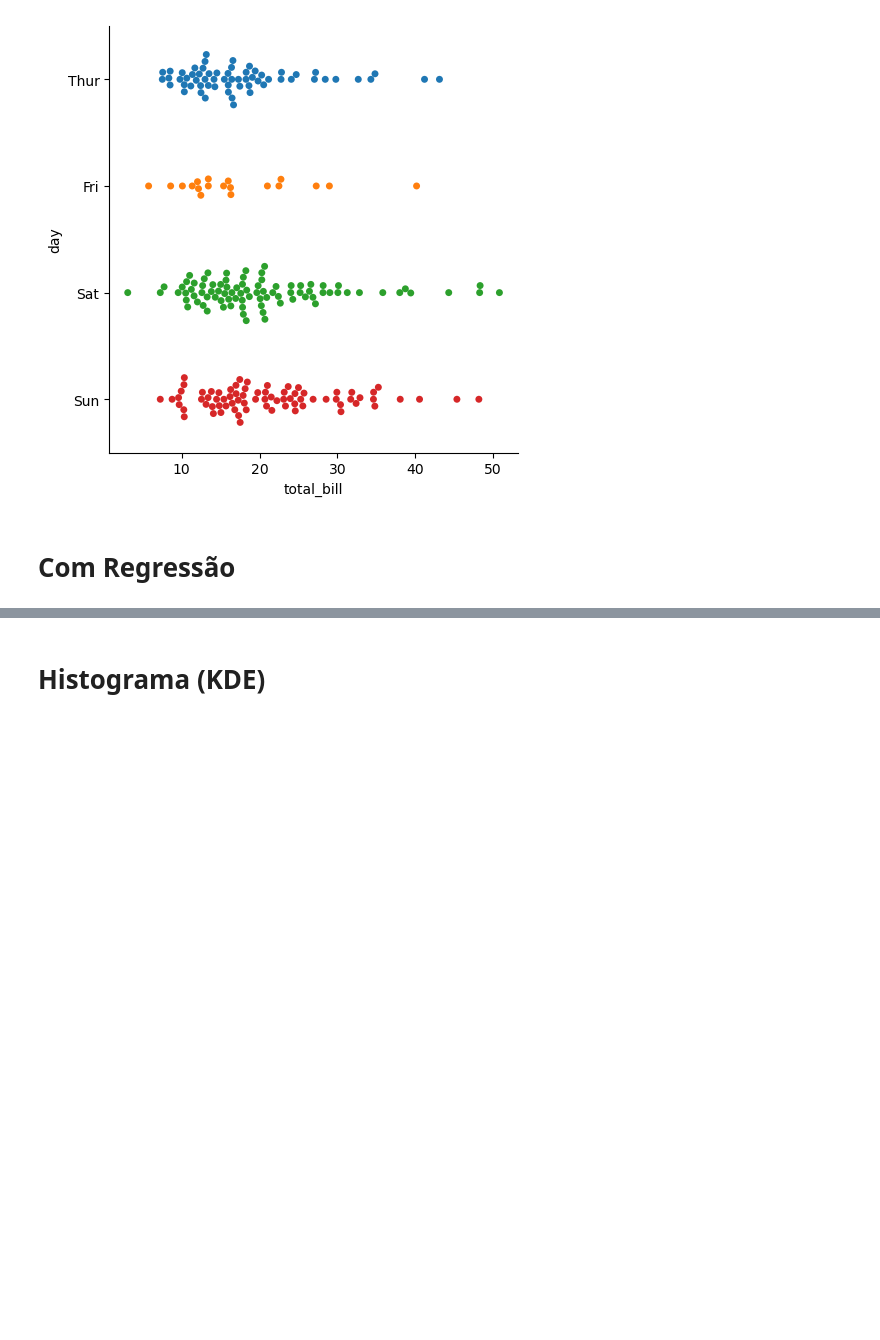
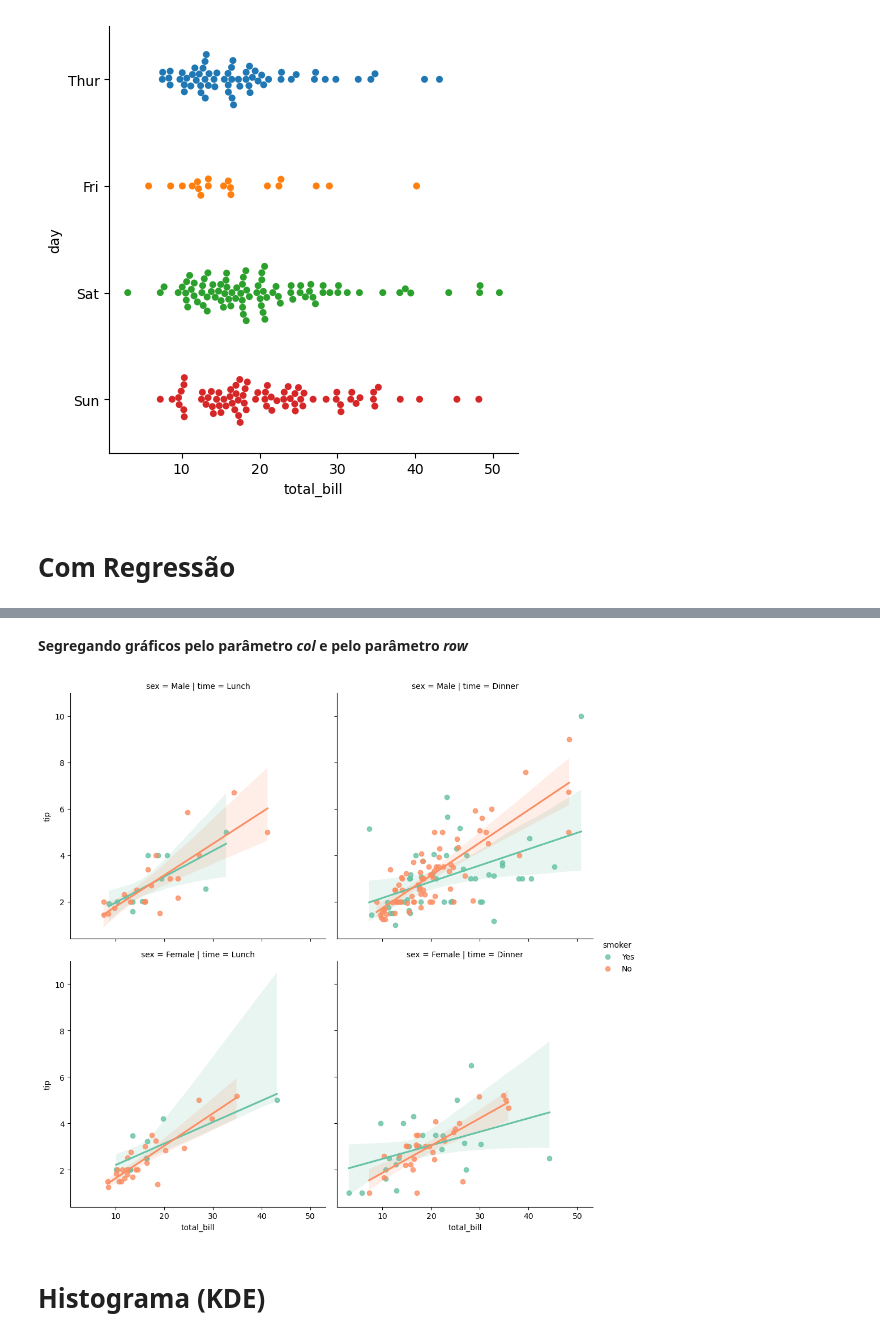
Before and after one commit to talitacgs/Data_Visualization, a Jupyter notebook: Seaborn/02. Seaborn- Gráficos Categóricos e com Regressão, Histogramas (KDE).ipynb, the cells around one changed output, grey strips where cells are left out. Saved outputs shown, nothing was run; the diff lists cells and outputs as text; code cells hidden in the pictures; blank space fills up the shorter version.

```diff
--- a/Seaborn/02. Seaborn- Gráficos Categóricos e com Regressão, Histogramas (KDE).ipynb
+++ b/Seaborn/02. Seaborn- Gráficos Categóricos e com Regressão, Histogramas (KDE).ipynb
@@ -70,3 +96,10 @@ plt.show()
+# %% [markdown]
+**Segregando gráficos pelo parâmetro *col* e pelo parâmetro *row***
+# %%
+sns.lmplot(x="total_bill", y="tip", hue="smoker",col="time", row="sex", palette="Set2", data=tips);
+plt.show()
+# %% [output]
+[figure, added]
 # %% [markdown]
 # Histograma (KDE)
 # %%
```
Also changed, not shown: parts of 6 cells of this notebook.
